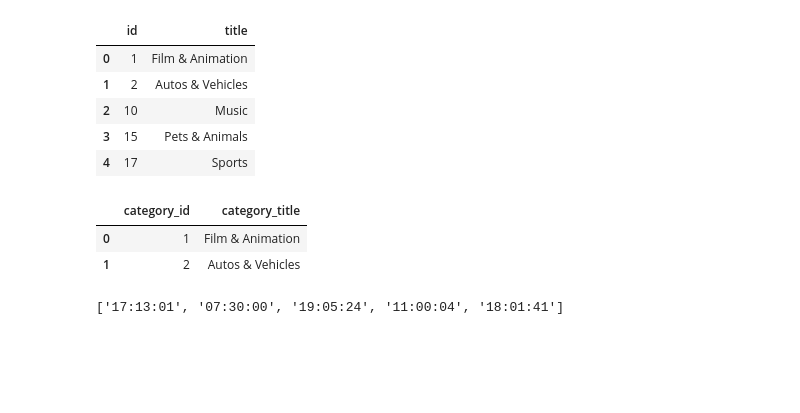
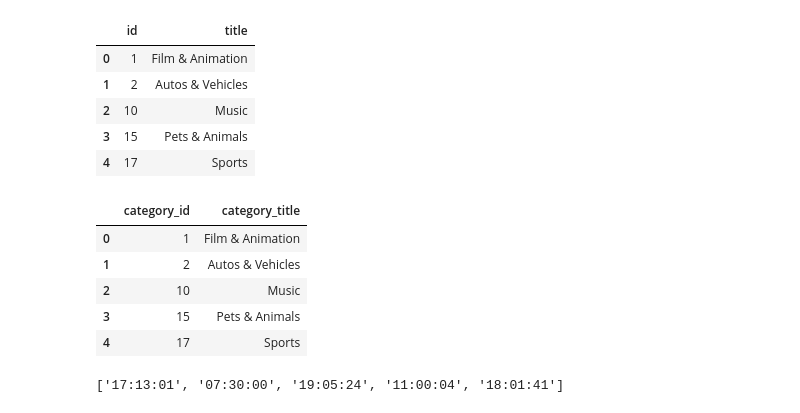
Before and after one commit to GitGTBoot/ETL-Project, a Jupyter notebook: ETL-Project.ipynb, the cells around one changed output. Cells and saved outputs as stored; diff of their text form; code cells hidden in the pictures; blank space fills up the shorter version.

```diff
--- a/ETL-Project.ipynb
+++ b/ETL-Project.ipynb
@@ -126,11 +126,14 @@ de_json_df_clean=pd.DataFrame(de_details)
 de_json_df_clean.rename(columns = {"id":"category_id","title":"category_title"},inplace=True)
 # %%
 # renaming the columns ( usa example)
-us_json_df_clean.head(2)
+us_json_df_clean.head()
 # %% [output]
 |  | category_id | category_title |
 | 0 | 1 | Film & Animation |
 | 1 | 2 | Autos & Vehicles |
+| 2 | 10 | Music |
+| 3 | 15 | Pets & Animals |
+| 4 | 17 | Sports |
 # %%
 #data cleaning: changing a column to int
 us_df.category_id.astype(int)
```
Also changed, not shown: 3 other files.
